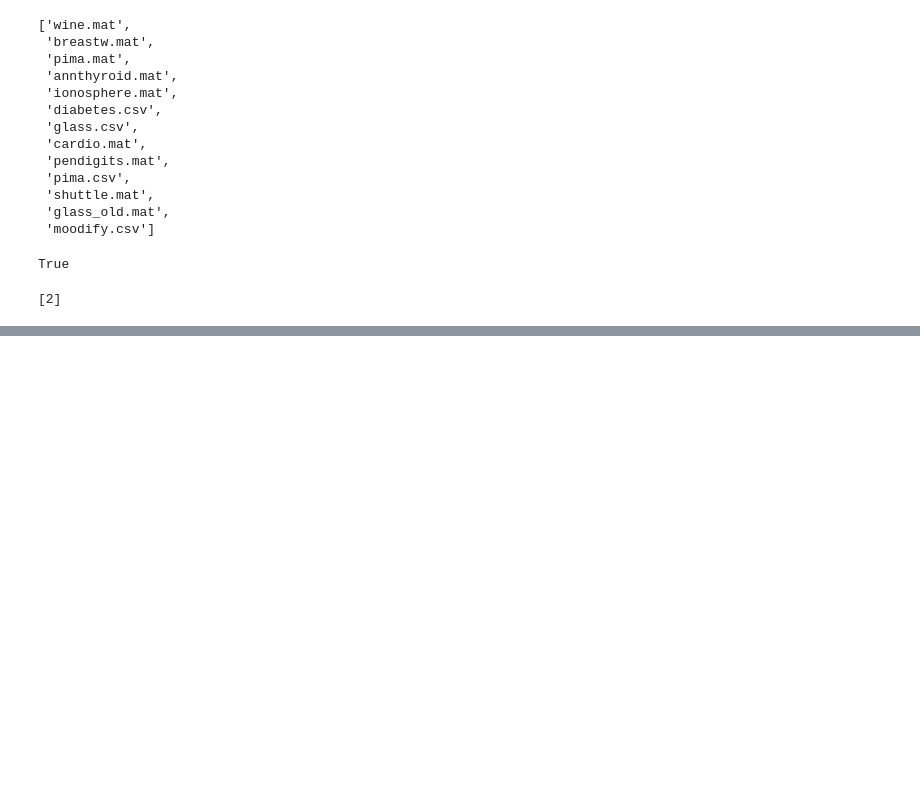
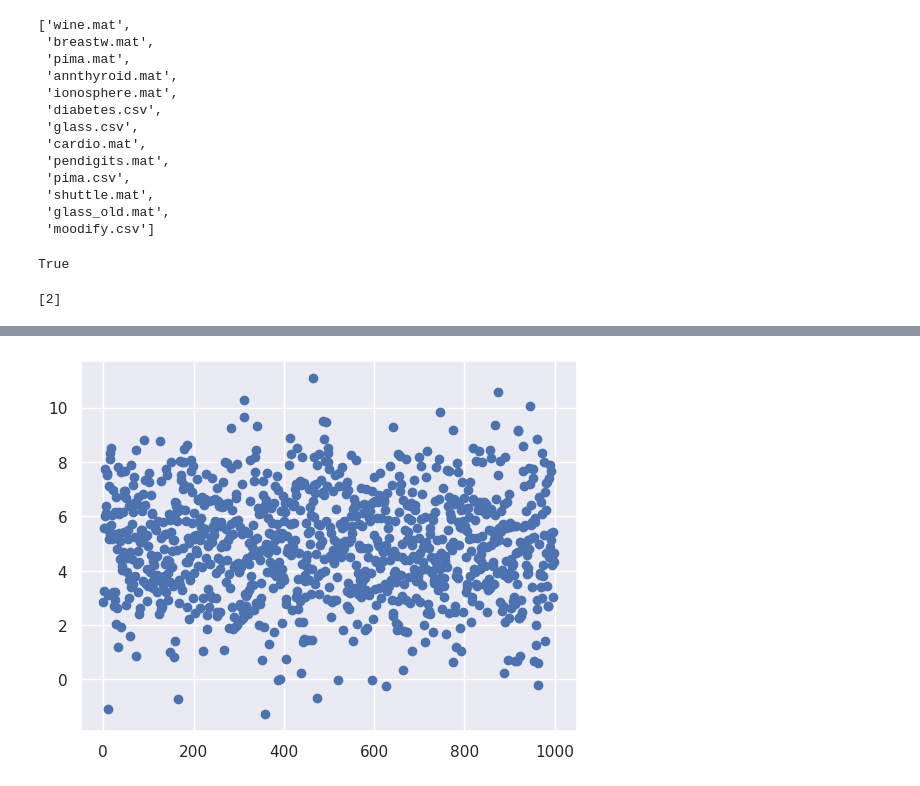
Before and after one commit to alessioarcudi/ExIFFI, a Jupyter notebook: notebooks/fix_stuff.ipynb, the cells around one changed output, grey strips where cells are left out. Cells and saved outputs as stored; diff of their text form; code cells hidden in the pictures; blank space fills up the shorter version.

```diff
--- a/notebooks/fix_stuff.ipynb
+++ b/notebooks/fix_stuff.ipynb
@@ -1758,0 +1830,6 @@ index
+# %%
+data=np.random.normal(5,2,1000)
+plt.scatter(range(len(data)),data)
+plt.show()
+# %% [output]
+[figure, added]
```
Also changed, not shown: parts of 22 cells of this notebook.
